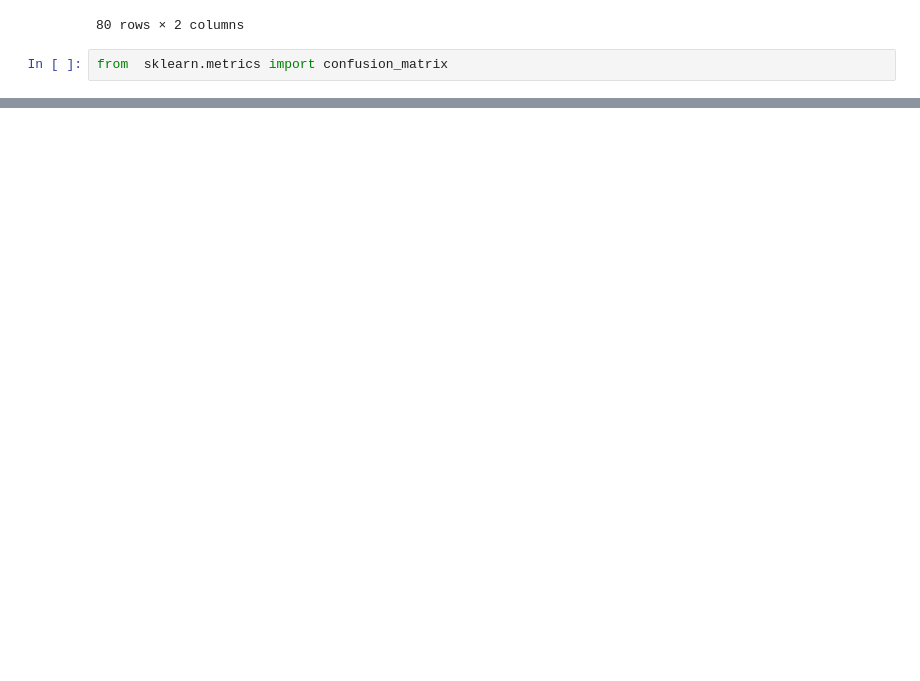
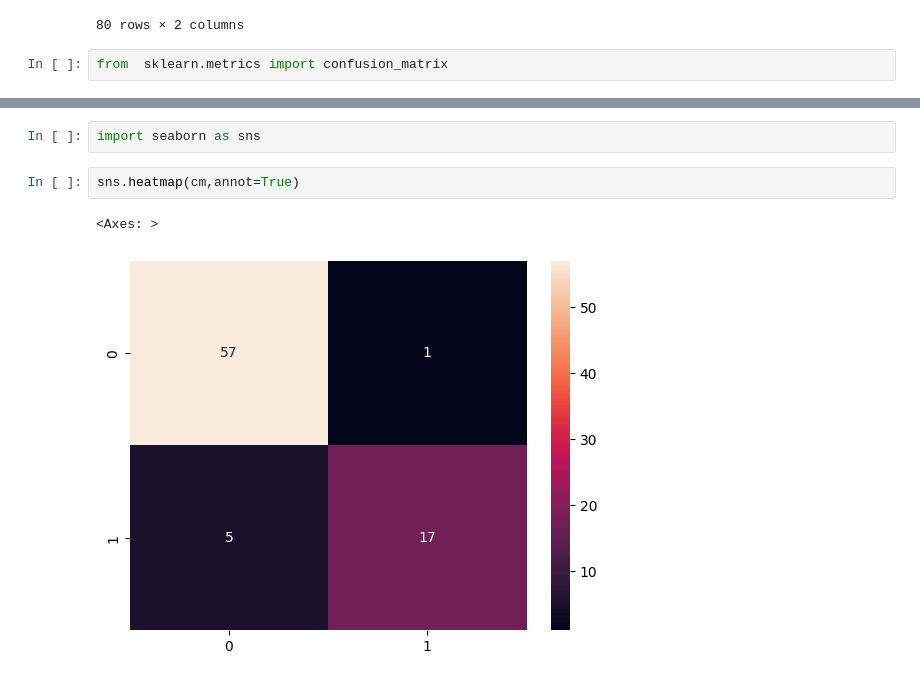
Before and after one commit to prachisharma02/ML, a Jupyter notebook: LogisticRegression.ipynb, the cells around one changed output, grey strips where cells are left out. Saved outputs shown, nothing was run; the diff lists cells and outputs as text; blank space fills up the shorter version.

```diff
--- a/LogisticRegression.ipynb
+++ b/LogisticRegression.ipynb
@@ -71,0 +119,7 @@ array([[58,  0],
+# %%
+import seaborn as sns
+# %%
+sns.heatmap(cm,annot=True)
+# %% [output]
+<Axes: >
+[figure, added]
```
Also changed, not shown: parts of 9 cells of this notebook.
